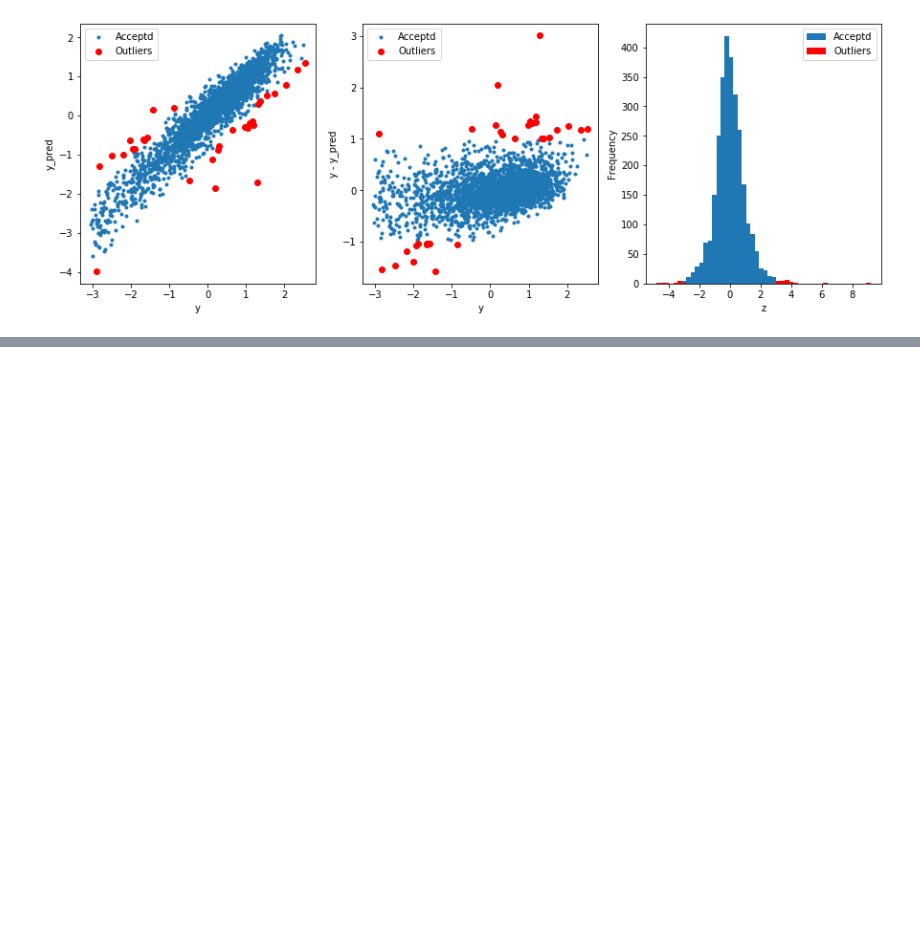
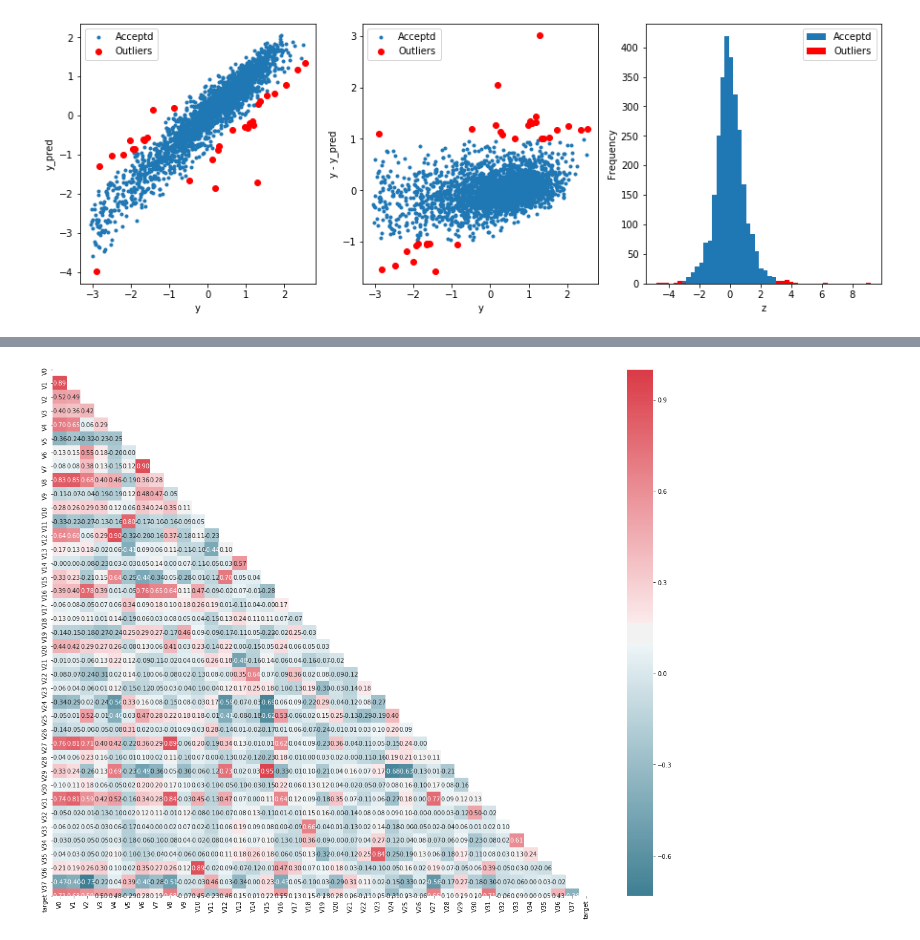
Before and after one commit to SCUISQianFeng/tianchi-ml-base, a Jupyter notebook: TianChi/baseLine/zhengqi/explore.ipynb, the cells around one changed output, grey strips where cells are left out. Cells and saved outputs as stored; diff of their text form; code cells hidden in the pictures; blank space fills up the shorter version.

```diff
--- a/TianChi/baseLine/zhengqi/explore.ipynb
+++ b/TianChi/baseLine/zhengqi/explore.ipynb
@@ -232,0 +248,6 @@ mse= 0.10734857773123632
+# %%
+# 剔除异常值
+train_data = train_data[train_data['V9'] > -7.5]
+test_data = test_data[test_data['V9'] > -7.5]
+display(train_data.describe())
+display(test_data.describe())
@@ -232,0 +338,14 @@ mse= 0.10734857773123632
+# %%
+# 计算特征相关性
+plt.figure(figsize=(20, 16))
+column = train_data_scaler.columns.tolist()
+mcorr = train_data_scaler[column].corr(method='spearman')
+mask = np.zeros_like(mcorr, dtype=np.bool)
+# triu_indices_from 返回 arr 上三角形的索引。
+# np.triu_indices_from?
+mask[np.triu_indices_from(mask)] = True
+cmap = sns.diverging_palette(220, 10, as_cmap=True)
+g = sns.heatmap(mcorr, mask=mask, cmap=cmap, square=True, annot=True, fmt='0.2f')
+plt.show()
+# %% [output]
+[figure, added]
```
Also changed, not shown: parts of 16 cells of this notebook, 1 other file.
